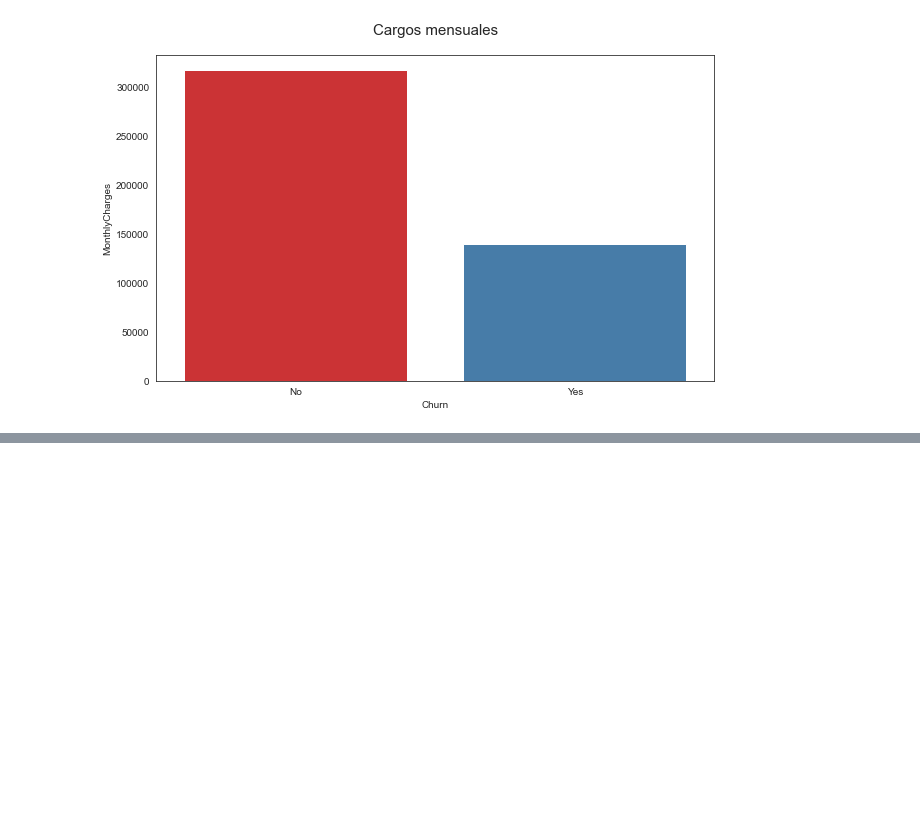
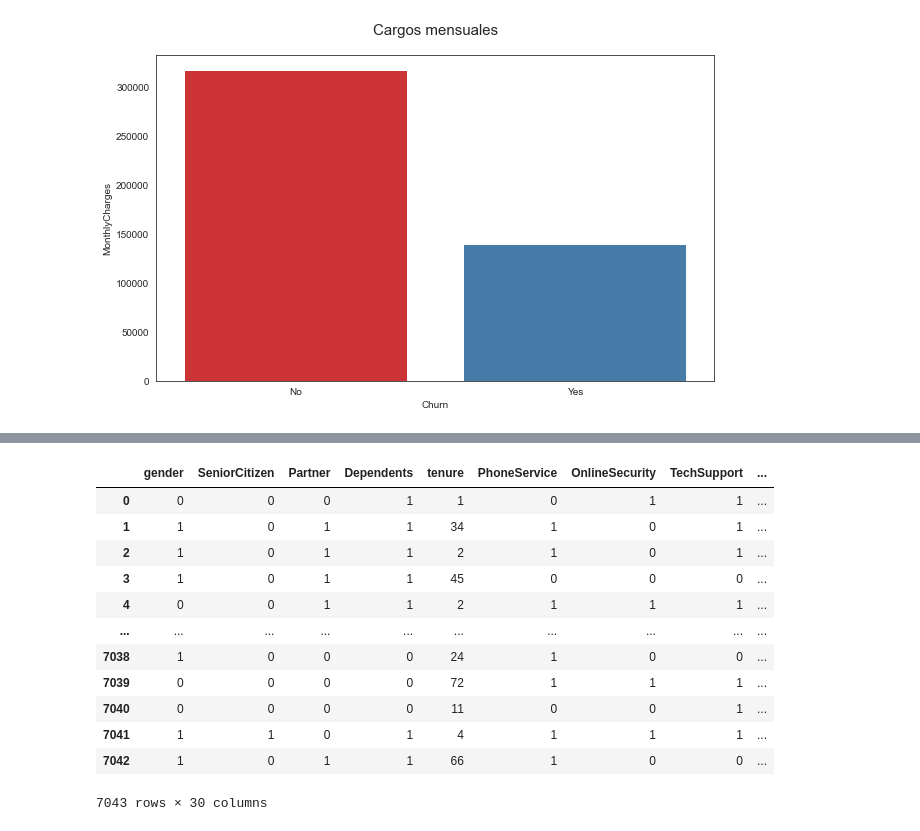
Before and after one commit to Martino94/Coding_Dojo, a Jupyter notebook: Modelo_churn/ProyectoII.ipynb, the cells around one changed output, grey strips where cells are left out. Drawn from its saved outputs; the diff is of its cells as text; code cells hidden in the pictures; blank space fills up the shorter version.

```diff
--- a/Modelo_churn/ProyectoII.ipynb
+++ b/Modelo_churn/ProyectoII.ipynb
@@ -176,0 +482,5 @@ p1.set_yticklabels('{:,.0f}'.format(x) for x in p1.get_yticks())
+# %%
+gen_onehot_features = pd.get_dummies(X['Contract'])
+gen_onehot_features.columns = ['Month-to-month', 'One year', 'Two year']
+X = pd.concat([X, gen_onehot_features], axis=1)
+X.head()
@@ -176,0 +499,2 @@ p1.set_yticklabels('{:,.0f}'.format(x) for x in p1.get_yticks())
+# %%
+X['PaperlessBilling'] = pd.get_dummies(X['PaperlessBilling'])
@@ -176,0 +506,5 @@ p1.set_yticklabels('{:,.0f}'.format(x) for x in p1.get_yticks())
+# %%
+gen_onehot_features = pd.get_dummies(X['PaymentMethod'])
+gen_onehot_features.columns = ['Electronic check', 'Mailed check', 'Bank transfer (automatic)', 'Credit card (automatic)']
+X = pd.concat([X, gen_onehot_features], axis=1)
+X.head()
@@ -176,0 +519,18 @@ p1.set_yticklabels('{:,.0f}'.format(x) for x in p1.get_yticks())
+# %%
+X.drop(columns = ['Contract', 'PaymentMethod'], inplace = True)
+# %%
+X
+# %% [output]
+|  | gender | SeniorCitizen | Partner | Dependents | tenure | PhoneService | OnlineSecurity | TechSupport | ... |
+| 0 | 0 | 0 | 0 | 1 | 1 | 0 | 1 | 1 | ... |
+| 1 | 1 | 0 | 1 | 1 | 34 | 1 | 0 | 1 | ... |
+| 2 | 1 | 0 | 1 | 1 | 2 | 1 | 0 | 1 | ... |
+| 3 | 1 | 0 | 1 | 1 | 45 | 0 | 0 | 0 | ... |
+| 4 | 0 | 0 | 1 | 1 | 2 | 1 | 1 | 1 | ... |
+| ... | ... | ... | ... | ... | ... | ... | ... | ... | ... |
+| 7038 | 1 | 0 | 0 | 0 | 24 | 1 | 0 | 0 | ... |
+| 7039 | 0 | 0 | 0 | 0 | 72 | 1 | 1 | 1 | ... |
+| 7040 | 0 | 0 | 0 | 0 | 11 | 0 | 0 | 1 | ... |
+| 7041 | 1 | 1 | 0 | 1 | 4 | 1 | 1 | 1 | ... |
+| 7042 | 1 | 0 | 1 | 1 | 66 | 1 | 0 | 0 | ... |
+7043 rows × 30 columns
```
Also changed, not shown: parts of 69 cells of this notebook.
